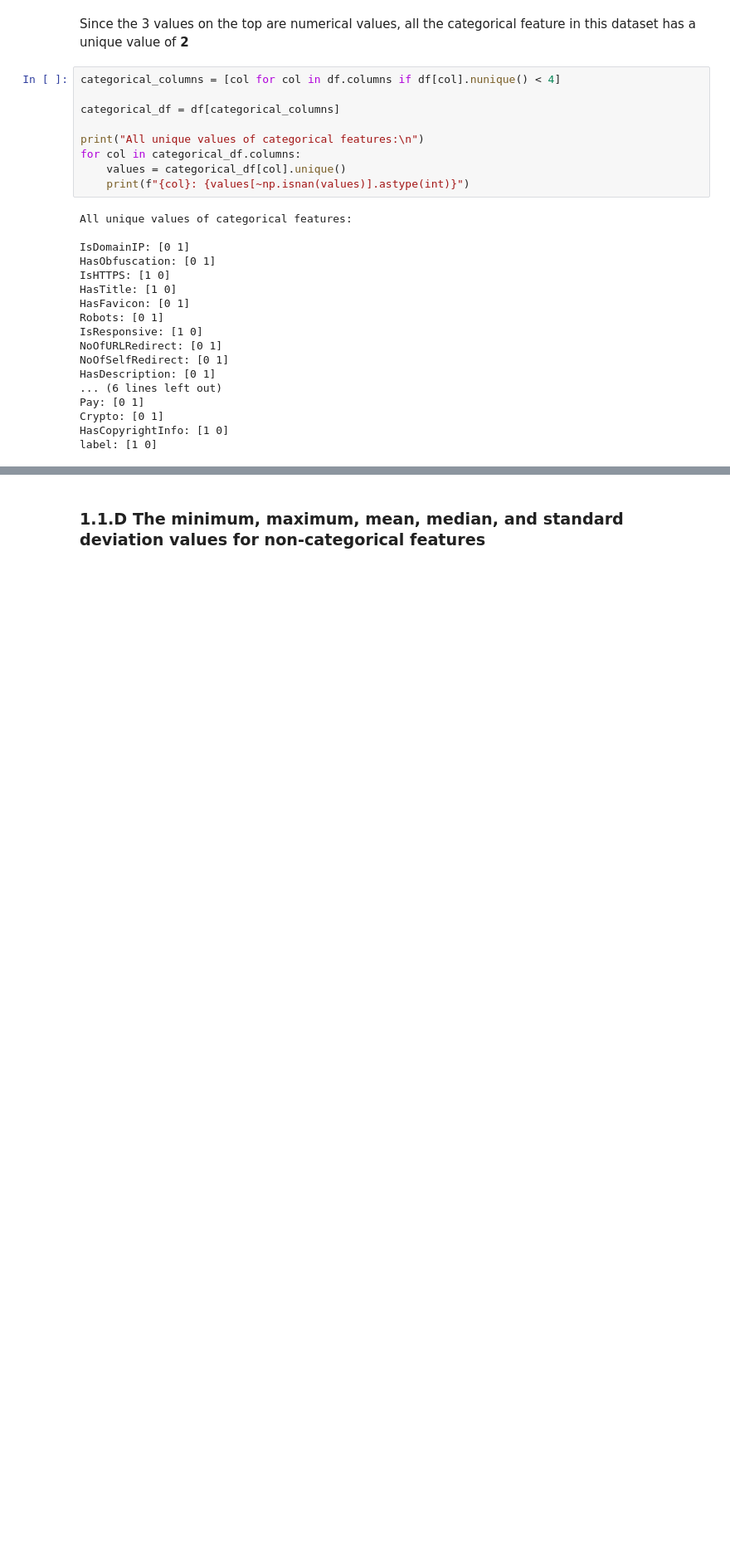
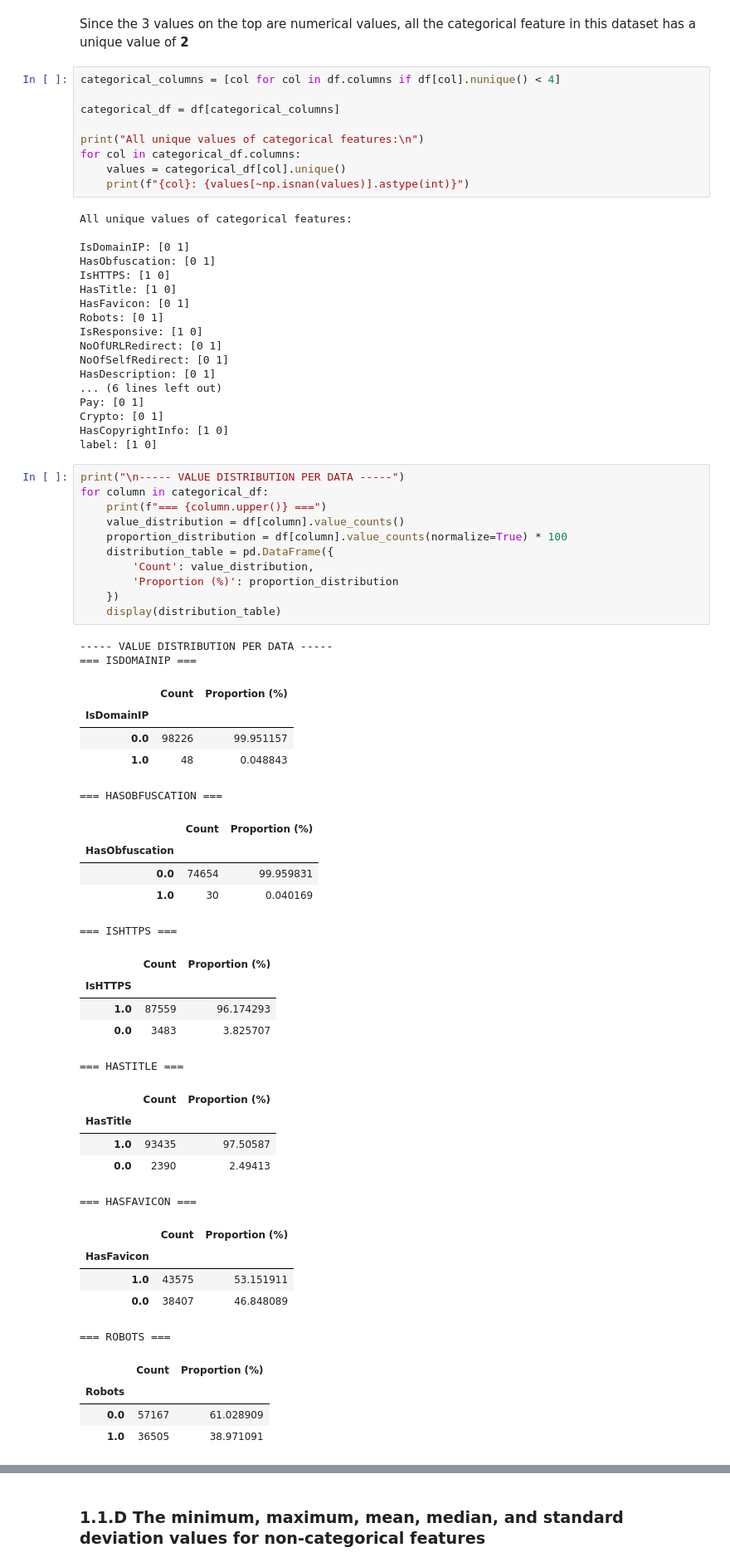
Before and after one commit to adli-arindra/Tucil-2-DAI, a Jupyter notebook: main.ipynb, the cells around one changed output, grey strips where cells are left out. Shown at 83% size. Saved outputs shown, nothing was run; the diff lists cells and outputs as text; blank space fills up the shorter version.

```diff
--- a/main.ipynb
+++ b/main.ipynb
@@ -108,3 +98,46 @@ Pay: [0 1]
 Crypto: [0 1]
 HasCopyrightInfo: [1 0]
 label: [1 0]
+# %%
+print("\n----- VALUE DISTRIBUTION PER DATA -----")
+for column in categorical_df:
+    print(f"=== {column.upper()} ===")
+    value_distribution = df[column].value_counts()
+    proportion_distribution = df[column].value_counts(normalize=True) * 100
+    distribution_table = pd.DataFrame({
+        'Count': value_distribution,
+        'Proportion (%)': proportion_distribution
+    })
+    display(distribution_table)
+# %% [output]
+----- VALUE DISTRIBUTION PER DATA -----
+=== ISDOMAINIP ===
+|  | Count | Proportion (%) |
+| IsDomainIP |  |  |
+| 0.0 | 98226 | 99.951157 |
+| 1.0 | 48 | 0.048843 |
+=== HASOBFUSCATION ===
+|  | Count | Proportion (%) |
+| HasObfuscation |  |  |
+| 0.0 | 74654 | 99.959831 |
+| 1.0 | 30 | 0.040169 |
+=== ISHTTPS ===
+|  | Count | Proportion (%) |
+| IsHTTPS |  |  |
+| 1.0 | 87559 | 96.174293 |
+| 0.0 | 3483 | 3.825707 |
+=== HASTITLE ===
+|  | Count | Proportion (%) |
+| HasTitle |  |  |
+| 1.0 | 93435 | 97.50587 |
+| 0.0 | 2390 | 2.49413 |
+=== HASFAVICON ===
+|  | Count | Proportion (%) |
+| HasFavicon |  |  |
+| 1.0 | 43575 | 53.151911 |
+| 0.0 | 38407 | 46.848089 |
+=== ROBOTS ===
+|  | Count | Proportion (%) |
+| Robots |  |  |
+| 0.0 | 57167 | 61.028909 |
+| 1.0 | 36505 | 38.971091 |
```
Also changed, not shown: parts of 9 cells of this notebook.
